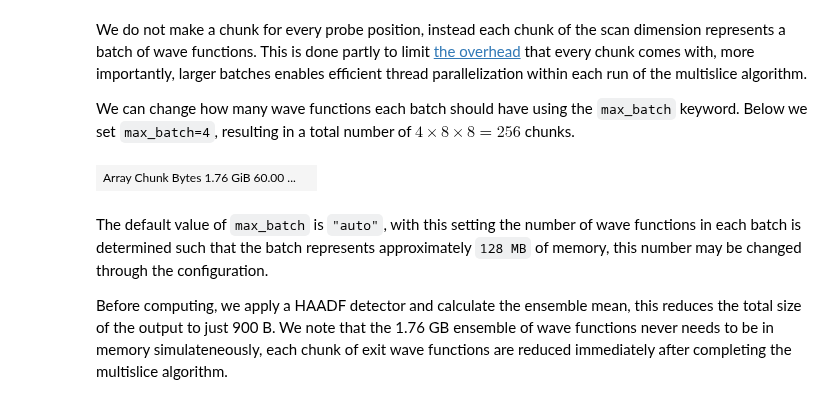
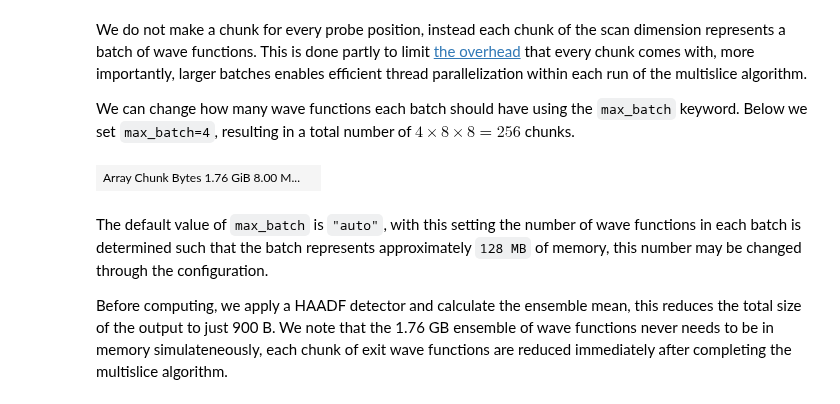
Before and after one commit to abTEM/doc, a Jupyter notebook: docs/user_guide/walkthrough/performance.ipynb, the cells around one changed output. Cells and saved outputs as stored; diff of their text form; code cells hidden in the pictures.

```diff
--- a/docs/user_guide/walkthrough/performance.ipynb
+++ b/docs/user_guide/walkthrough/performance.ipynb
@@ -32,7 +32,7 @@ frozen_phonons = abtem.FrozenPhonons(
     atoms, num_configs=4, sigmas=0.1, ensemble_mean=False
 )
 
-potential = abtem.Potential(frozen_phonons, gpts=1024, slice_thickness=2)
+potential = abtem.Potential(frozen_phonons, gpts=512, slice_thickness=2)
 
 probe = abtem.PlaneWave(energy=200e3)
 
@@ -124,11 +124,11 @@ We do not make a chunk for every probe position, instead each chunk of the scan
 
 We can change how many wave functions each batch should have using the `max_batch` keyword. Below we set `max_batch=4`, resulting in a total number of $4 \times 8 \times 8 = 256$ chunks.
 # %%
-exit_waves_stem = probe.multislice(potential, scan=scan, max_batch=32)
+exit_waves_stem = probe.multislice(potential, scan=scan, max_batch=4)
 
 exit_waves_stem.array
 # %% [output]
-| Array Chunk Bytes 1.76 GiB 60.00 ... |  |
+| Array Chunk Bytes 1.76 GiB 8.00 M... |  |
 # %% [markdown]
 The default value of `max_batch` is `"auto"`, with this setting the number of wave functions in each batch is determined such that the batch represents approximately `128 MB` of memory, this number may be changed through the configuration.
 
```
Also changed, not shown: parts of 24 cells of this notebook, 1 other file.
